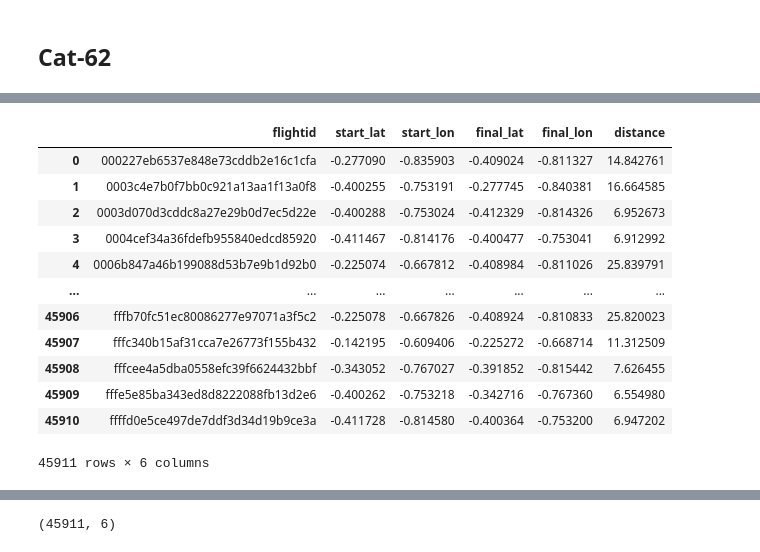
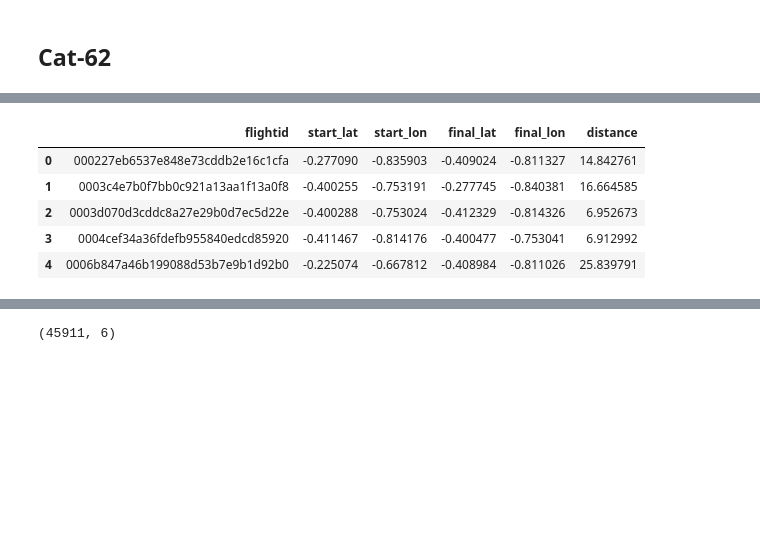
Before and after one commit to InAI-Delta/ita-datascience-2023, a Jupyter notebook: initial_analysis.ipynb, the cells around one changed output, grey strips where cells are left out. Saved outputs shown, nothing was run; the diff lists cells and outputs as text; code cells hidden in the pictures; blank space fills up the shorter version.

```diff
--- a/initial_analysis.ipynb
+++ b/initial_analysis.ipynb
@@ -27,7 +27,8 @@ from datetime import datetime, timedelta
 from statistics import mode
 # pd.set_option('display.max_colwidth', None)
 # pd.set_option('display.max_columns', None)
-# pd.set_option('display.max_rows', None)
+pd.set_option('display.max_rows', None)
+sns.set_theme()
 # %%
 bimtra_df = pd.read_csv('data/bimtra_df.csv')
 esperas_df = pd.read_csv('data/esperas_df.csv')
@@ -775,41 +763,34 @@ Lowest dt_radar for each flight:
 lowest_dt_radar_rows = cat_62.groupby('flightid')['dt_radar'].idxmin()
 highest_dt_radar_rows = cat_62.groupby('flightid')['dt_radar'].idxmax()
 
 # Extract the lat and lon values for the lowest and highest dt_radar rows
 lowest_lat_lon = cat_62.loc[lowest_dt_radar_rows, ['flightid', 'lat', 'lon']]
 highest_lat_lon = cat_62.loc[highest_dt_radar_rows, ['flightid', 'lat', 'lon']]
 
 # Rename the columns
 lowest_lat_lon = lowest_lat_lon.rename(columns={'lat': 'start_lat', 'lon': 'start_lon'})
 highest_lat_lon = highest_lat_lon.rename(columns={'lat': 'final_lat', 'lon': 'final_lon'})
 
 # Merge the two DataFrames based on flightid
 
 result_df = pd.merge(lowest_lat_lon, highest_lat_lon, on='flightid')
 
 
 # Calculate the distance between start and final coordinates using Geopy
 result_df['distance'] = result_df.apply(
     lambda row: geodesic((row['start_lat'], row['start_lon']), (row['final_lat'], row['final_lon'])).kilometers,
     axis=1
 )
 
 # Display the resulting DataFrame
-result_df
+result_df.head()
 # %% [output]
 |  | flightid | start_lat | start_lon | final_lat | final_lon | distance |
 | 0 | 000227eb6537e848e73cddb2e16c1cfa | -0.277090 | -0.835903 | -0.409024 | -0.811327 | 14.842761 |
 | 1 | 0003c4e7b0f7bb0c921a13aa1f13a0f8 | -0.400255 | -0.753191 | -0.277745 | -0.840381 | 16.664585 |
 | 2 | 0003d070d3cddc8a27e29b0d7ec5d22e | -0.400288 | -0.753024 | -0.412329 | -0.814326 | 6.952673 |
 | 3 | 0004cef34a36fdefb955840edcd85920 | -0.411467 | -0.814176 | -0.400477 | -0.753041 | 6.912992 |
 | 4 | 0006b847a46b199088d53b7e9b1d92b0 | -0.225074 | -0.667812 | -0.408984 | -0.811026 | 25.839791 |
-| ... | ... | ... | ... | ... | ... | ... |
-| 45906 | fffb70fc51ec80086277e97071a3f5c2 | -0.225078 | -0.667826 | -0.408924 | -0.810833 | 25.820023 |
-| 45907 | fffc340b15af31cca7e26773f155b432 | -0.142195 | -0.609406 | -0.225272 | -0.668714 | 11.312509 |
-| 45908 | fffcee4a5dba0558efc39f6624432bbf | -0.343052 | -0.767027 | -0.391852 | -0.815442 | 7.626455 |
-| 45909 | fffe5e85ba343ed8d8222088fb13d2e6 | -0.400262 | -0.753218 | -0.342716 | -0.767360 | 6.554980 |
-| 45910 | ffffd0e5ce497de7ddf3d34d19b9ce3a | -0.411728 | -0.814580 | -0.400364 | -0.753200 | 6.947202 |
-45911 rows × 6 columns
 # %%
 import pandas as pd
 from geopy.distance import geodesic
```
Also changed, not shown: parts of 31 cells of this notebook.
